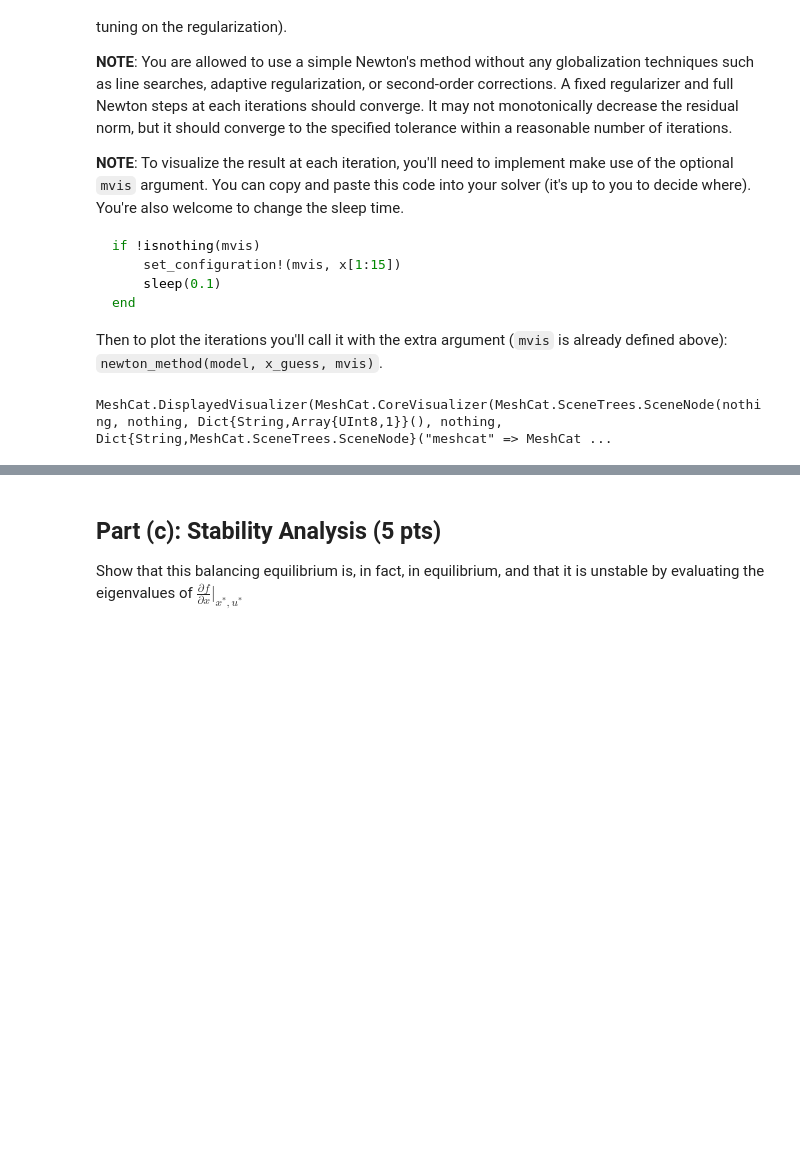
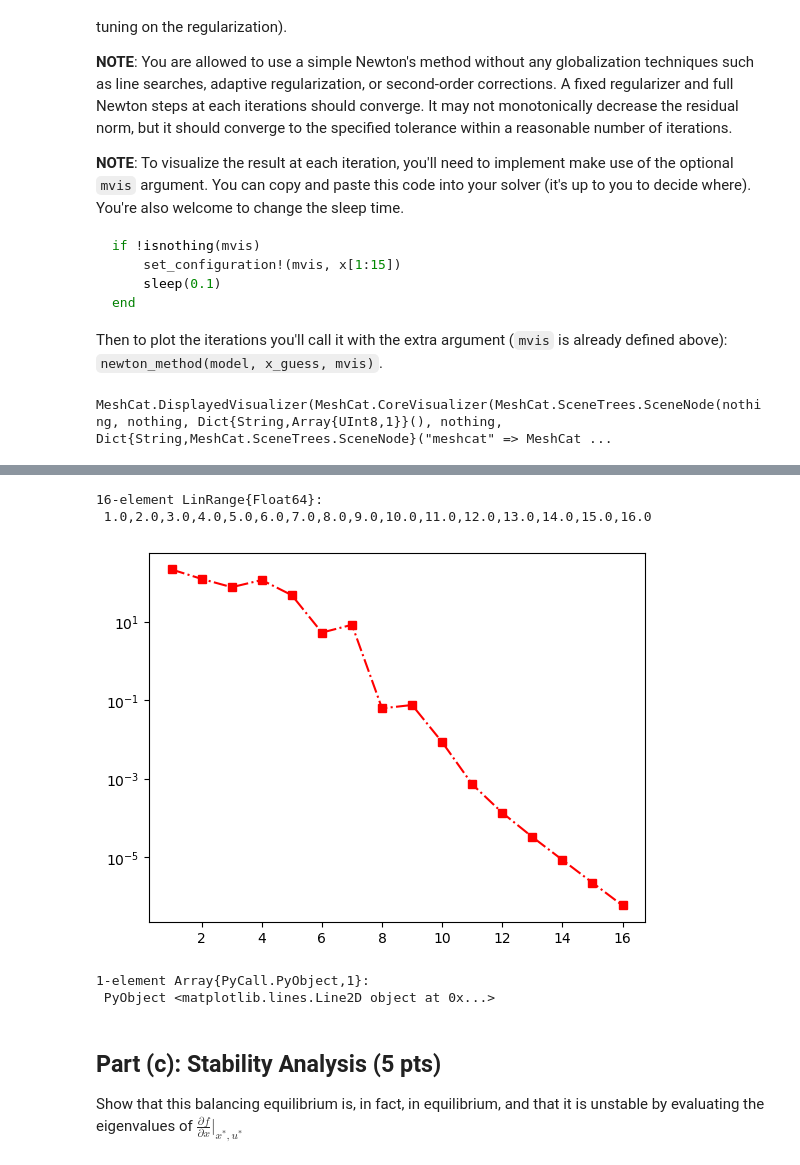
Before and after one commit to YunxiTang/Optimal_Control_HW1, a Jupyter notebook: src/Q2.ipynb, the cells around one changed output, grey strips where cells are left out. Drawn from its saved outputs; the diff is of its cells as text; code cells hidden in the pictures; blank space fills up the shorter version.

```diff
--- a/src/Q2.ipynb
+++ b/src/Q2.ipynb
@@ -96,7 +96,7 @@ The optional parameter `ρ` can be used to add regularization to the KKT system
 This should be applied along the diagonal of the KKT system, and should be positive for primal variables and negative for dual variables.
 For example: `Hreg = H + Diagonal([ones(n+m); -ones(n)])*ρ`.
 """
-function kkt_jacobian(model::UnitreeA1, x, u, λ, A, B, ρ=1e-5)
+function kkt_jacobian(model::UnitreeA1, x, u, λ, A, B, ρ=1e-3)
     # HINT: You may find these ranges to be helpful
     parts = get_partition(model)
     ix = parts[1]     # state variables
@@ -113,14 +113,15 @@ function kkt_jacobian(model::UnitreeA1, x, u, λ, A, B, ρ=1e-5)
     H[1:n,n+m+1:m+2*n] = A'
     H[n+1:n+m,n+m+1:m+2*n] = B'
     H[n+m+1:2*n+m,1:n] = A
-    H[n+m+1:2*n+m,n+1:n+m] = A
+    H[n+m+1:2*n+m,n+1:n+m] = B
 
     H_reg = H
     # add reg term
-    while isposdef(H_reg) == false
-        H_reg = H_reg + ρ * Diagonal([ones(n+m);-ones(n)])
-    end
-    return Symmetric(H)
+#     while isposdef!(H_reg) == false
+    Reg = ρ * Diagonal([ones(n+m); -ones(n)])
+    H_reg = H_reg + Reg
+#     end
+    return Symmetric(H_reg)
 end
 # %% [output]
 kkt_jacobian
@@ -175,6 +176,7 @@ function newton_solve(model::UnitreeA1, x_guess, mvis=nothing; verbose=true, max
     res_norm = norm(res)
     res_hist = [res_norm]
     while iter ≤ max_iters
+#         display("----------------------")
         println("Iter: $iter || Res: $res_norm")
         H = kkt_jacobian(model::UnitreeA1, x, u, λ, A, B)
         Δz = -H\res
@@ -191,9 +193,19 @@ function newton_solve(model::UnitreeA1, x_guess, mvis=nothing; verbose=true, max
         x = x_next
         u = u_next
         λ = λ_next
+        A = A_next
+        B = B_next
         res = res_next
         res_norm = norm(res)
         res_hist = [res_hist res_norm]
+        if !isnothing(mvis)
+            set_configuration!(mvis, x[1:15])
+            sleep(0.1)
+        end
+        if res_norm < 1e-6
+            break
+        end
+        iter = iter + 1
     end
     return x,u,λ, res_hist
 end
@@ -201,6 +213,6 @@ render(mvis)
 # %% [output]
 MeshCat.DisplayedVisualizer(MeshCat.CoreVisualizer(MeshCat.SceneTrees.SceneNode(nothing, nothing, Dict{String,Array{UInt8,1}}(), nothing, Dict{String,MeshCat.SceneTrees.SceneNode}("meshcat" => MeshCat ...
 # %%
-xstar, ustar, λstar = newton_solve(model, x_guess, mvis);
+xstar, ustar, λstar, reses = newton_solve(model, x_guess, mvis);
 # %% [output]
 Iter: 0 || Res: 217.37236872332184
@@ -208,3 +233,15 @@ LoadError: DimensionMismatch("tried to assign 30×30 array to 30×12 destination
+# %%
+iters = LinRange(1, length(reses),length(reses))
+# %% [output]
+16-element LinRange{Float64}:
+ 1.0,2.0,3.0,4.0,5.0,6.0,7.0,8.0,9.0,10.0,11.0,12.0,13.0,14.0,15.0,16.0
+# %%
+using PyPlot
+semilogy(iters,reses[1,:],"rs-.")
+# %% [output]
+[figure, added]
+1-element Array{PyCall.PyObject,1}:
+ PyObject <matplotlib.lines.Line2D object at 0x...>
 # %% [markdown]
 ## Part (c): Stability Analysis (5 pts)
 Show that this balancing equilibrium is, in fact, in equilibrium, and that it is unstable by evaluating the eigenvalues of $\frac{\partial f}{\partial x}|_{x^*,u^*}$
```
Also changed, not shown: parts of 3 cells of this notebook.
